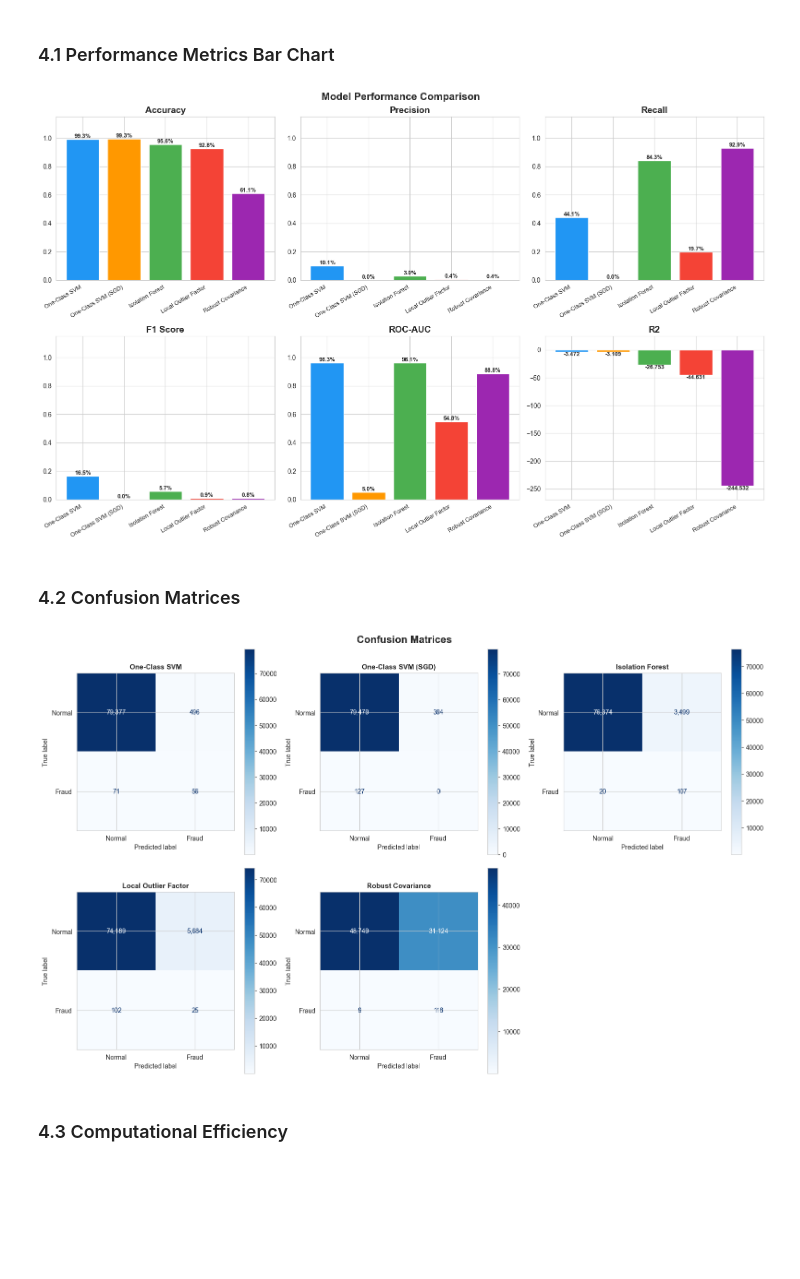
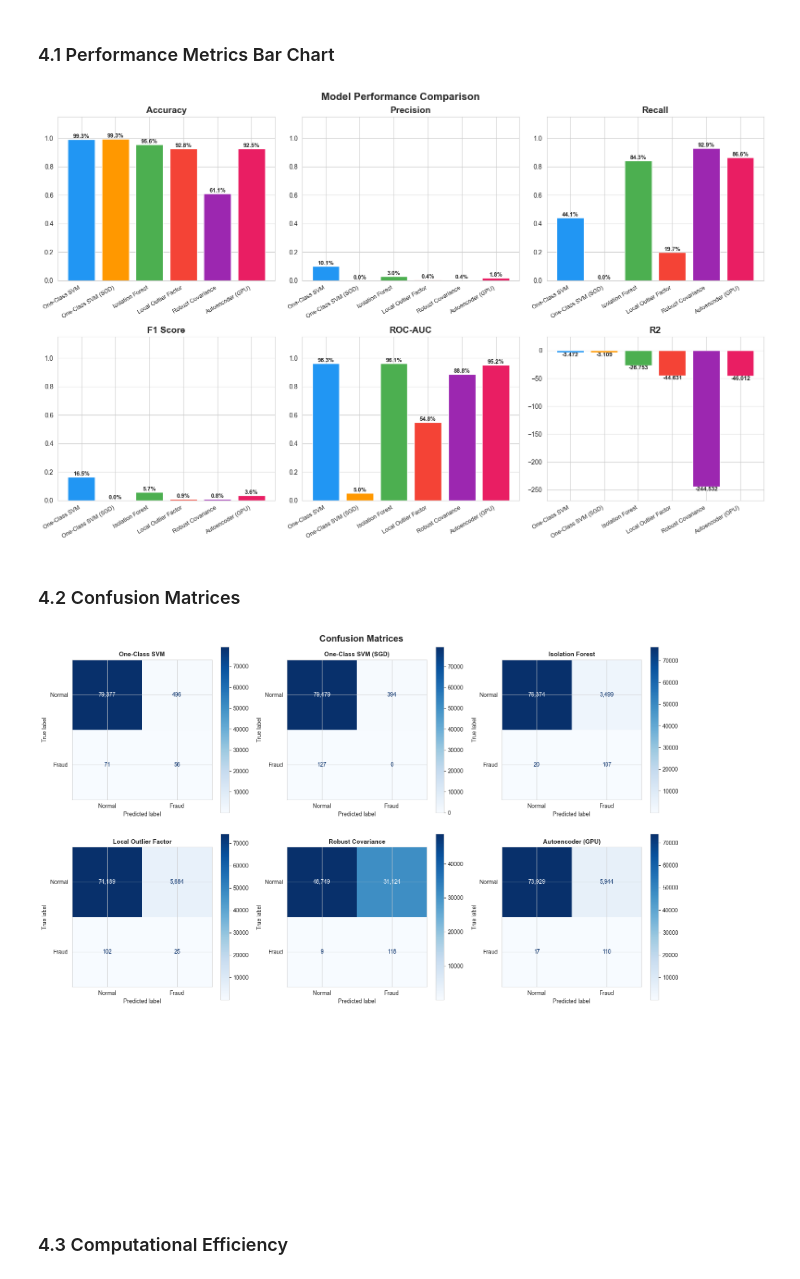
Before and after one commit to ian12-21/detekcija-anomalija, a Jupyter notebook: src/02_train_and_evaluate.ipynb, the cells around one changed output. Drawn from its saved outputs; the diff is of its cells as text; code cells hidden in the pictures; blank space fills up the shorter version.

Commit message:
feat: mirror GPU autoencoder into notebook 02

```diff
--- a/src/02_train_and_evaluate.ipynb
+++ b/src/02_train_and_evaluate.ipynb
@@ -120,6 +121,10 @@ model_specs = [
                         novelty=False), True),
     ("Robust Covariance",
      EllipticEnvelope(contamination=0.1, random_state=RANDOM_STATE), False),
+    ("Autoencoder (GPU)",
+     AutoencoderDetector(encoder_dims=(20, 14), epochs=30, batch_size=2048,
+                         lr=1e-3, random_state=RANDOM_STATE, verbose=False),
+     False),
 ]
 
 results = {}
@@ -220,11 +224,11 @@ Best ROC-AUC: One-Class SVM (0.9635)
 # %%
 fig, axes = plt.subplots(2, 3, figsize=(16, 10))
 metric_names = ["Accuracy", "Precision", "Recall", "F1 Score", "ROC-AUC", "R2"]
-colors = ["#2196F3", "#FF9800", "#4CAF50", "#F44336", "#9C27B0"]
+COLORS = ["#2196F3", "#FF9800", "#4CAF50", "#F44336", "#9C27B0", "#E91E63", "#00BCD4"]
 
 for ax, metric in zip(axes.ravel(), metric_names):
     values = metrics_df[metric].values
-    bars = ax.bar(range(len(metrics_df)), values, color=colors)
+    bars = ax.bar(range(len(metrics_df)), values, color=COLORS[:len(metrics_df)])
     ax.set_title(metric, fontsize=14, fontweight="bold")
     if metric == "R2":
         lo, hi = min(values.min(), 0.0), max(values.max(), 0.0)
@@ -246,25 +250,27 @@ plt.suptitle("Model Performance Comparison", fontsize=16, fontweight="bold")
 plt.tight_layout()
 plt.show()
 # %% [output]
-[figure, old version]
+[figure, new version]
 # %% [markdown]
 ### 4.2 Confusion Matrices
 # %%
-fig, axes = plt.subplots(2, 3, figsize=(16, 10))
+fig, axes = plt.subplots(3, 3, figsize=(16, 14))
 axes_flat = axes.ravel()
 
 for i, (name, preds) in enumerate(results.items()):
     cm = confusion_matrix(y_sample, preds)
     disp = ConfusionMatrixDisplay(cm, display_labels=["Normal", "Fraud"])
     disp.plot(ax=axes_flat[i], cmap="Blues", values_format=",d")
     axes_flat[i].set_title(name, fontsize=11, fontweight="bold")
 
-axes_flat[5].set_visible(False)  # only 5 models
+for j in range(len(results), len(axes_flat)):
+    axes_flat[j].axis("off")
+
 plt.suptitle("Confusion Matrices", fontsize=16, fontweight="bold")
 plt.tight_layout()
 plt.show()
 # %% [output]
-[figure, old version]
+[figure, new version]
 # %% [markdown]
 ### 4.3 Computational Efficiency
 # %%
```
Also changed, not shown: parts of 8 cells of this notebook.
